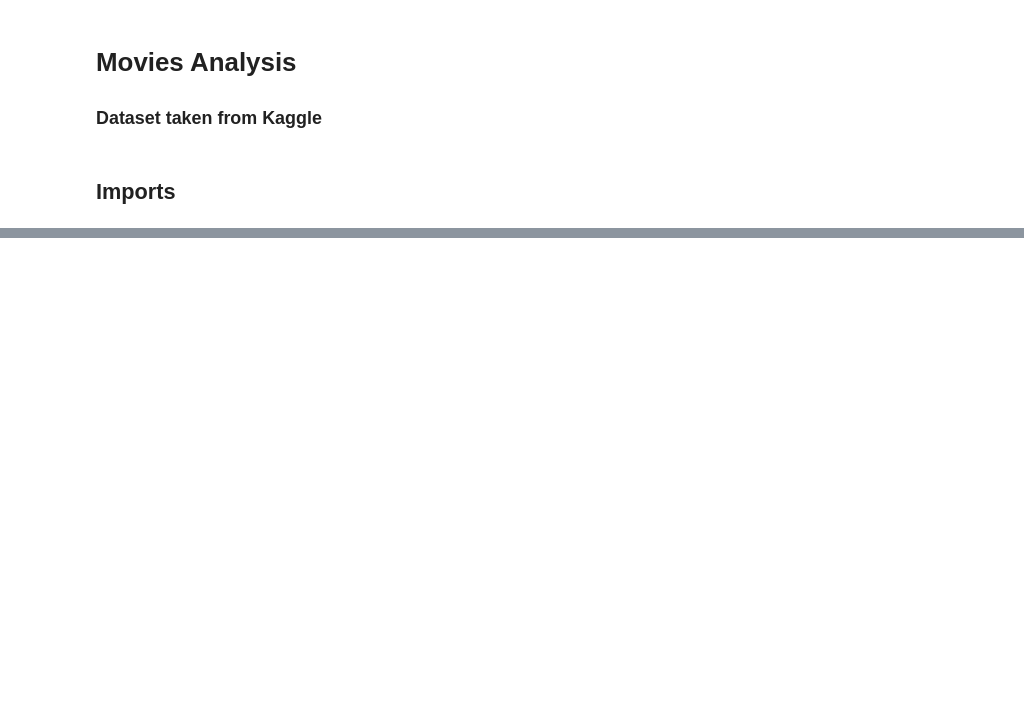
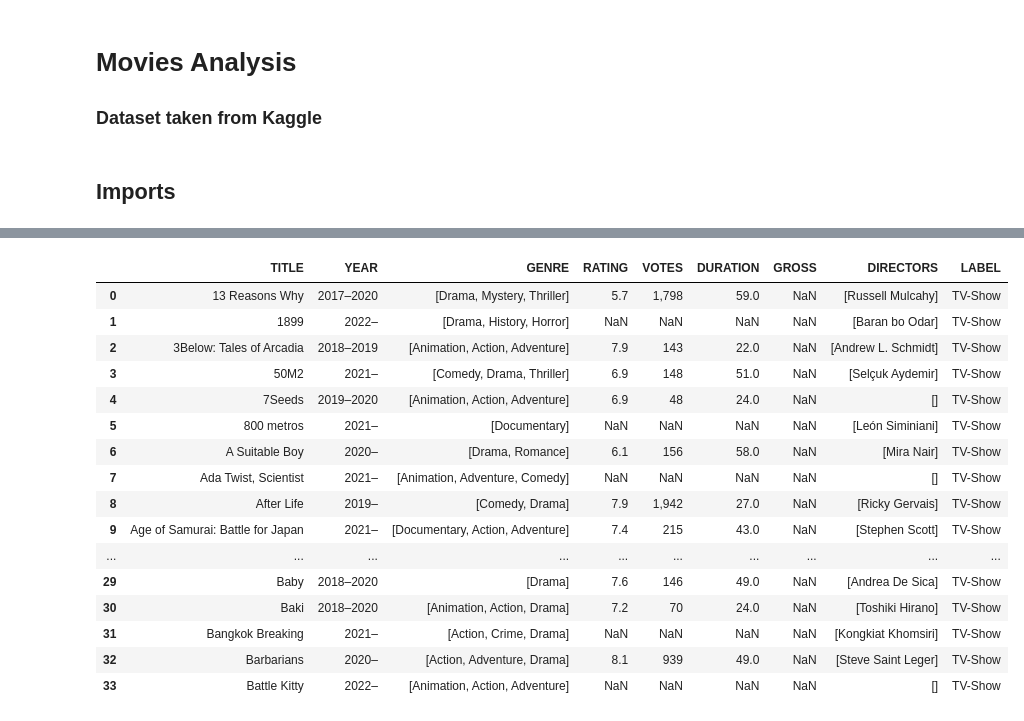
Before and after one commit to yonatan1golan/MoviesAnalysis, a Jupyter notebook: movies_analysis.ipynb, the cells around one changed output, grey strips where cells are left out. Cells and saved outputs as stored; diff of their text form; code cells hidden in the pictures; blank space fills up the shorter version.

```diff
--- a/movies_analysis.ipynb
+++ b/movies_analysis.ipynb
@@ -47,0 +58,57 @@ data.head()
+# %%
+# Re-arranging director and stars columns
+data["STARS"] = data["STARS"].str.replace('Stars', 'Star')
+data[['DIRECTORS', 'STAR']] = data['STARS'].str.split('Star:', expand=True)
+
+data.drop(columns = ["STARS", "STAR"], axis=1, inplace=True) # removing stars column
+data.drop_duplicates(["TITLE", "YEAR"], keep="first", inplace = True) # dropping duplicates based on year and title, and keeping the first value
+data = data.sort_values(by="TITLE").reset_index().drop(columns="index") #sorting by title
+
+# Director
+remove_dic = {'\n': '', '|': ''}
+data["DIRECTORS"] = data["DIRECTORS"].apply(lambda x: x.translate(str.maketrans(remove_dic)))
+data["DIRECTORS"] = data["DIRECTORS"].str.replace('Directors', 'Director')
+data["DIRECTORS"] = data["DIRECTORS"].str.replace('Director:', '')
+
+# seperating the directors to a list
+separator_map = {", ":"," , " ,": "," , " , ": "," }
+data["DIRECTORS"] = data["DIRECTORS"].replace(separator_map, regex = True)
+data["DIRECTORS"] = data["DIRECTORS"].str.split(',') # splitting the string to a list
+data["DIRECTORS"] = data["DIRECTORS"].apply(lambda x: [s.strip() for s in x]) # remove redundant spaces
+# %%
+# Genre column
+data["GENRE"].replace({np.nan: ''}, inplace=True) # replacing nan values with null
+data["GENRE"] = data["GENRE"].replace("\n", "", regex = True) # removing the \n
+data["GENRE"] = data["GENRE"].str.split(',', regex = True) # splitting the string to a list
+data["GENRE"] = data["GENRE"].apply(lambda x: [s.strip() for s in x]) # remove redundant spaces
+# %%
+# marking which row is a movie or a tv-show, based on the year: if it has "-" in it its a tv show
+data["LABEL"] = None
+data["YEAR"].replace({np.nan: ''}, inplace=True) # replacing nan values with null
+data["YEAR"] = [re.sub(r'[^\d–]', '', re.search(r'\(([^)]*)\)', s).group(1)) if re.search(r'\(([^)]*)\)', s) else '' for s in data["YEAR"]] # extract the year
+for index, val in data['YEAR'].items():
+    if '–' in val: data.loc[index, "LABEL"] = "TV-Show"
+    elif val.isdigit(): data.loc[index, "LABEL"] = "Movie"
+    elif val == '': data.loc[index, "LABEL"] = ''
+# %%
+# removing all the rows who don't have a year, rating, votes and duration data
+data = data[~(data["LABEL"] == '')]
+data.head(30)
+# %% [output]
+|  | TITLE | YEAR | GENRE | RATING | VOTES | DURATION | GROSS | DIRECTORS | LABEL |
+| 0 | 13 Reasons Why | 2017–2020 | [Drama, Mystery, Thriller] | 5.7 | 1,798 | 59.0 | NaN | [Russell Mulcahy] | TV-Show |
+| 1 | 1899 | 2022– | [Drama, History, Horror] | NaN | NaN | NaN | NaN | [Baran bo Odar] | TV-Show |
+| 2 | 3Below: Tales of Arcadia | 2018–2019 | [Animation, Action, Adventure] | 7.9 | 143 | 22.0 | NaN | [Andrew L. Schmidt] | TV-Show |
+| 3 | 50M2 | 2021– | [Comedy, Drama, Thriller] | 6.9 | 148 | 51.0 | NaN | [Selçuk Aydemir] | TV-Show |
+| 4 | 7Seeds | 2019–2020 | [Animation, Action, Adventure] | 6.9 | 48 | 24.0 | NaN | [] | TV-Show |
+| 5 | 800 metros | 2021– | [Documentary] | NaN | NaN | NaN | NaN | [León Siminiani] | TV-Show |
+| 6 | A Suitable Boy | 2020– | [Drama, Romance] | 6.1 | 156 | 58.0 | NaN | [Mira Nair] | TV-Show |
+| 7 | Ada Twist, Scientist | 2021– | [Animation, Adventure, Comedy] | NaN | NaN | NaN | NaN | [] | TV-Show |
+| 8 | After Life | 2019– | [Comedy, Drama] | 7.9 | 1,942 | 27.0 | NaN | [Ricky Gervais] | TV-Show |
+| 9 | Age of Samurai: Battle for Japan | 2021– | [Documentary, Action, Adventure] | 7.4 | 215 | 43.0 | NaN | [Stephen Scott] | TV-Show |
+| ... | ... | ... | ... | ... | ... | ... | ... | ... | ... |
+| 29 | Baby | 2018–2020 | [Drama] | 7.6 | 146 | 49.0 | NaN | [Andrea De Sica] | TV-Show |
+| 30 | Baki | 2018–2020 | [Animation, Action, Drama] | 7.2 | 70 | 24.0 | NaN | [Toshiki Hirano] | TV-Show |
+| 31 | Bangkok Breaking | 2021– | [Action, Crime, Drama] | NaN | NaN | NaN | NaN | [Kongkiat Khomsiri] | TV-Show |
+| 32 | Barbarians | 2020– | [Action, Adventure, Drama] | 8.1 | 939 | 49.0 | NaN | [Steve Saint Leger] | TV-Show |
+| 33 | Battle Kitty | 2022– | [Animation, Action, Adventure] | NaN | NaN | NaN | NaN | [] | TV-Show |
```
Also changed, not shown: parts of 13 cells of this notebook.
